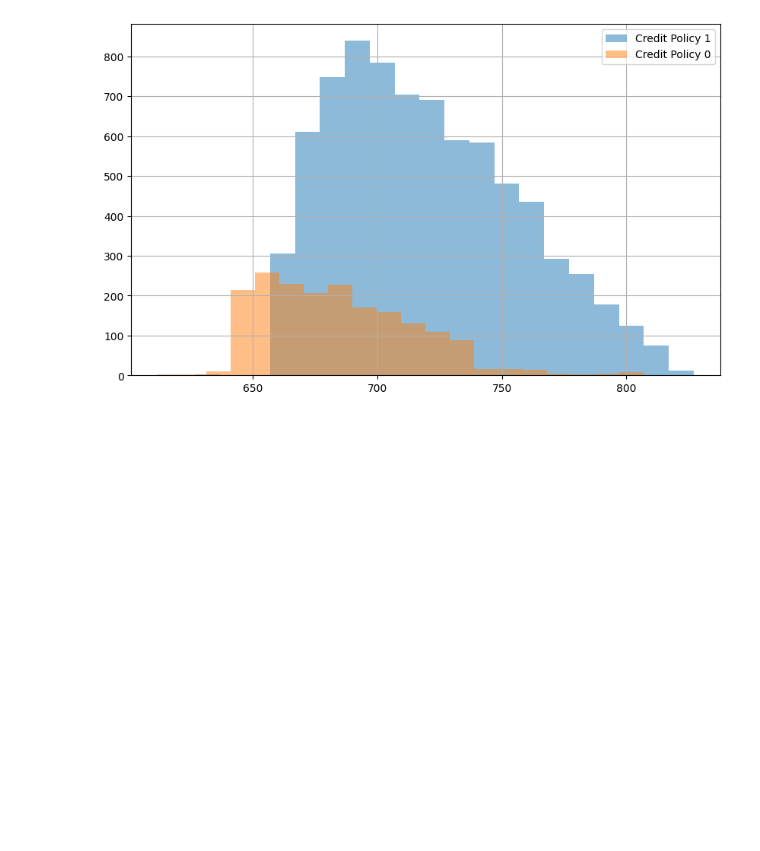
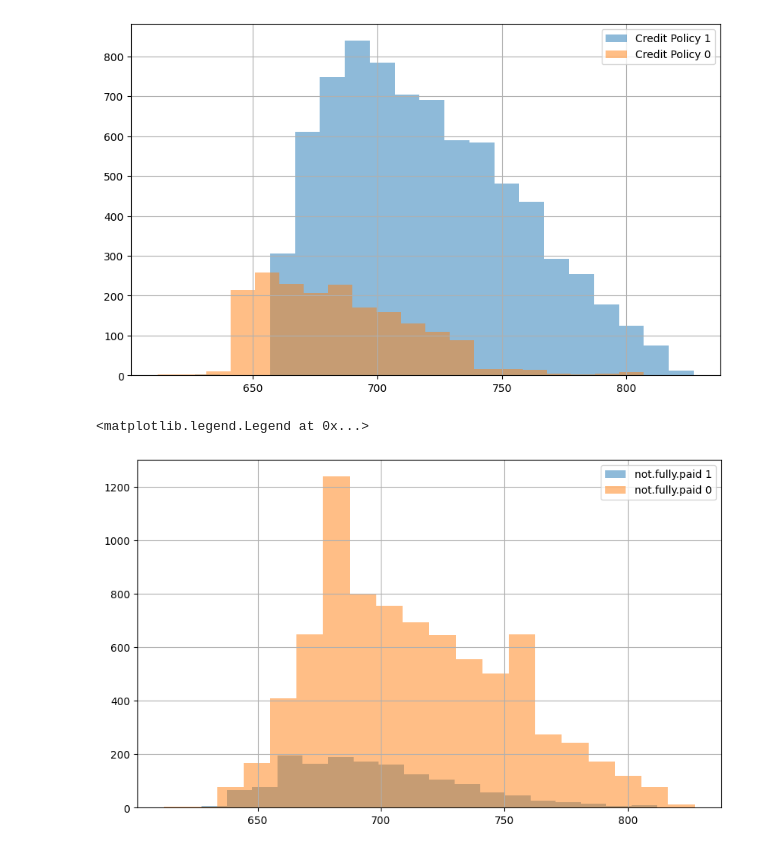
Before and after one commit to araujojv/analise_de_credito_machine_learning, a Jupyter notebook: notebooks/analise_credito.ipynb, the cells around one changed output. Saved outputs shown, nothing was run; the diff lists cells and outputs as text; code cells hidden in the pictures; blank space fills up the shorter version.

Commit message:
feat plt figure not fully paid

```diff
--- a/notebooks/analise_credito.ipynb
+++ b/notebooks/analise_credito.ipynb
@@ -54,3 +54,11 @@ plt.legend()
 # %% [output]
 <matplotlib.legend.Legend at 0x...>
 [figure]
+# %%
+plt.figure(figsize=(10,6))
+df[df["not.fully.paid"]==1]["fico"].hist(alpha =0.5,bins=20, label="not.fully.paid 1")
+df[df["not.fully.paid"]==0]["fico"].hist(alpha =0.5,bins=20, label="not.fully.paid 0")
+plt.legend()
+# %% [output]
+<matplotlib.legend.Legend at 0x...>
+[figure, added]
```
